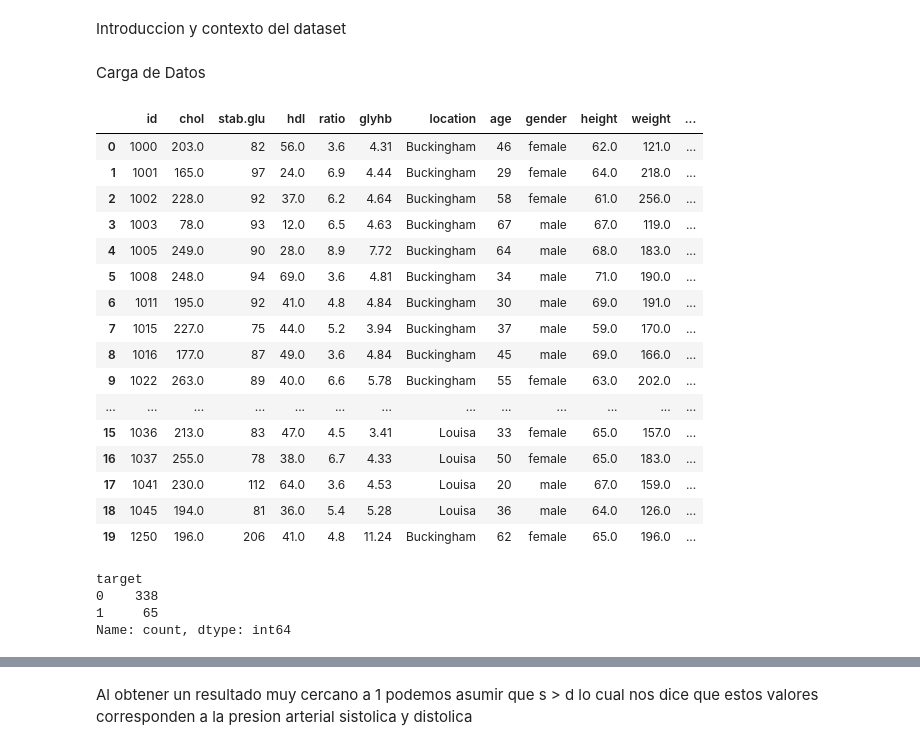
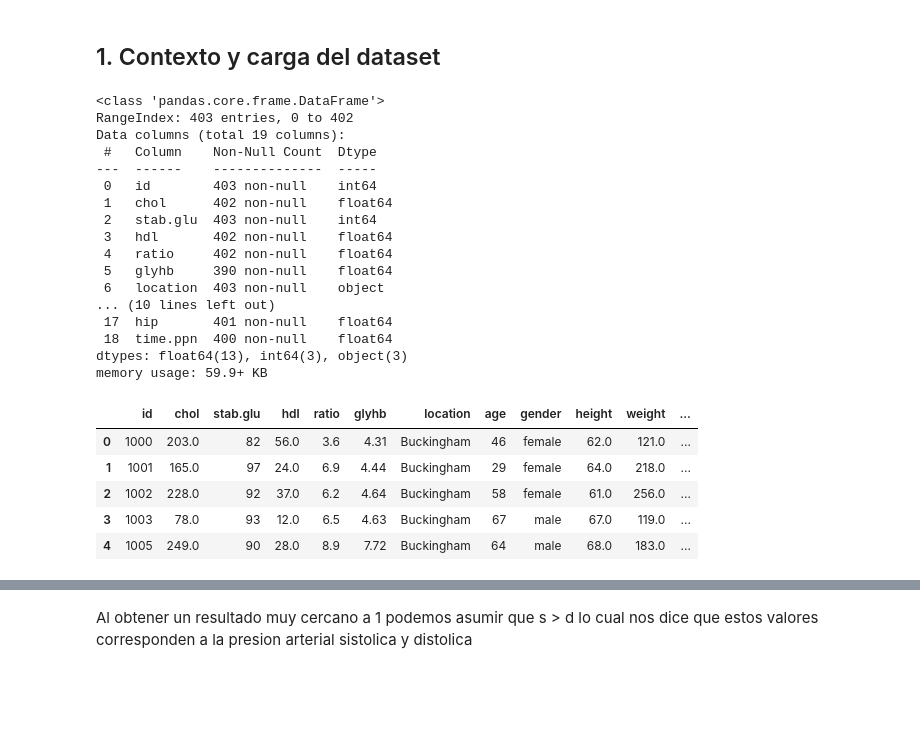
Before and after one commit to Hyus4444/smartdiagnosisAI, a Jupyter notebook: ml/notebooks/eda_clinical_dataset.ipynb, the cells around one changed output, grey strips where cells are left out. Saved outputs shown, nothing was run; the diff lists cells and outputs as text; code cells hidden in the pictures; blank space fills up the shorter version.

```diff
--- a/ml/notebooks/eda_clinical_dataset.ipynb
+++ b/ml/notebooks/eda_clinical_dataset.ipynb
@@ -1,32 +1,37 @@
-# %% [markdown]
-Introduccion y contexto del dataset
 # %%
 import pandas as pd
 import numpy as np
 import seaborn as sns
 import matplotlib.pyplot as plt
 from sklearn.preprocessing import StandardScaler
-# %% [markdown]
-Carga de Datos
+# %% [markdown]
+## 1. Contexto y carga del dataset
 # %%
 #Carga Datset 1
 df1 = pd.read_csv("../data/raw/diabetes.csv")
-df1.head(20)
+df1.info()
+df1.head()
 # %% [output]
+<class 'pandas.core.frame.DataFrame'>
+RangeIndex: 403 entries, 0 to 402
+Data columns (total 19 columns):
+ #   Column    Non-Null Count  Dtype
+---  ------    --------------  -----
+ 0   id        403 non-null    int64
+ 1   chol      402 non-null    float64
+ 2   stab.glu  403 non-null    int64
+ 3   hdl       402 non-null    float64
+ 4   ratio     402 non-null    float64
+ 5   glyhb     390 non-null    float64
+ 6   location  403 non-null    object
+... (10 lines left out)
+ 17  hip       401 non-null    float64
+ 18  time.ppn  400 non-null    float64
+dtypes: float64(13), int64(3), object(3)
+memory usage: 59.9+ KB
 |  | id | chol | stab.glu | hdl | ratio | glyhb | location | age | gender | height | weight | ... |
 | 0 | 1000 | 203.0 | 82 | 56.0 | 3.6 | 4.31 | Buckingham | 46 | female | 62.0 | 121.0 | ... |
 | 1 | 1001 | 165.0 | 97 | 24.0 | 6.9 | 4.44 | Buckingham | 29 | female | 64.0 | 218.0 | ... |
 | 2 | 1002 | 228.0 | 92 | 37.0 | 6.2 | 4.64 | Buckingham | 58 | female | 61.0 | 256.0 | ... |
 | 3 | 1003 | 78.0 | 93 | 12.0 | 6.5 | 4.63 | Buckingham | 67 | male | 67.0 | 119.0 | ... |
 | 4 | 1005 | 249.0 | 90 | 28.0 | 8.9 | 7.72 | Buckingham | 64 | male | 68.0 | 183.0 | ... |
-| 5 | 1008 | 248.0 | 94 | 69.0 | 3.6 | 4.81 | Buckingham | 34 | male | 71.0 | 190.0 | ... |
-| 6 | 1011 | 195.0 | 92 | 41.0 | 4.8 | 4.84 | Buckingham | 30 | male | 69.0 | 191.0 | ... |
-| 7 | 1015 | 227.0 | 75 | 44.0 | 5.2 | 3.94 | Buckingham | 37 | male | 59.0 | 170.0 | ... |
-| 8 | 1016 | 177.0 | 87 | 49.0 | 3.6 | 4.84 | Buckingham | 45 | male | 69.0 | 166.0 | ... |
-| 9 | 1022 | 263.0 | 89 | 40.0 | 6.6 | 5.78 | Buckingham | 55 | female | 63.0 | 202.0 | ... |
-| ... | ... | ... | ... | ... | ... | ... | ... | ... | ... | ... | ... | ... |
-| 15 | 1036 | 213.0 | 83 | 47.0 | 4.5 | 3.41 | Louisa | 33 | female | 65.0 | 157.0 | ... |
-| 16 | 1037 | 255.0 | 78 | 38.0 | 6.7 | 4.33 | Louisa | 50 | female | 65.0 | 183.0 | ... |
-| 17 | 1041 | 230.0 | 112 | 64.0 | 3.6 | 4.53 | Louisa | 20 | male | 67.0 | 159.0 | ... |
-| 18 | 1045 | 194.0 | 81 | 36.0 | 5.4 | 5.28 | Louisa | 36 | male | 64.0 | 126.0 | ... |
-| 19 | 1250 | 196.0 | 206 | 41.0 | 4.8 | 11.24 | Buckingham | 62 | female | 65.0 | 196.0 | ... |
@@ -36,7 +37,0 @@ df1["target"] = (df1["glyhb"] >= 6.5).astype(int)
-# %%
-df1["target"].value_counts()
-# %% [output]
-target
-0    338
-1     65
-Name: count, dtype: int64
```
Also changed, not shown: parts of 53 cells of this notebook, 5 other files.
